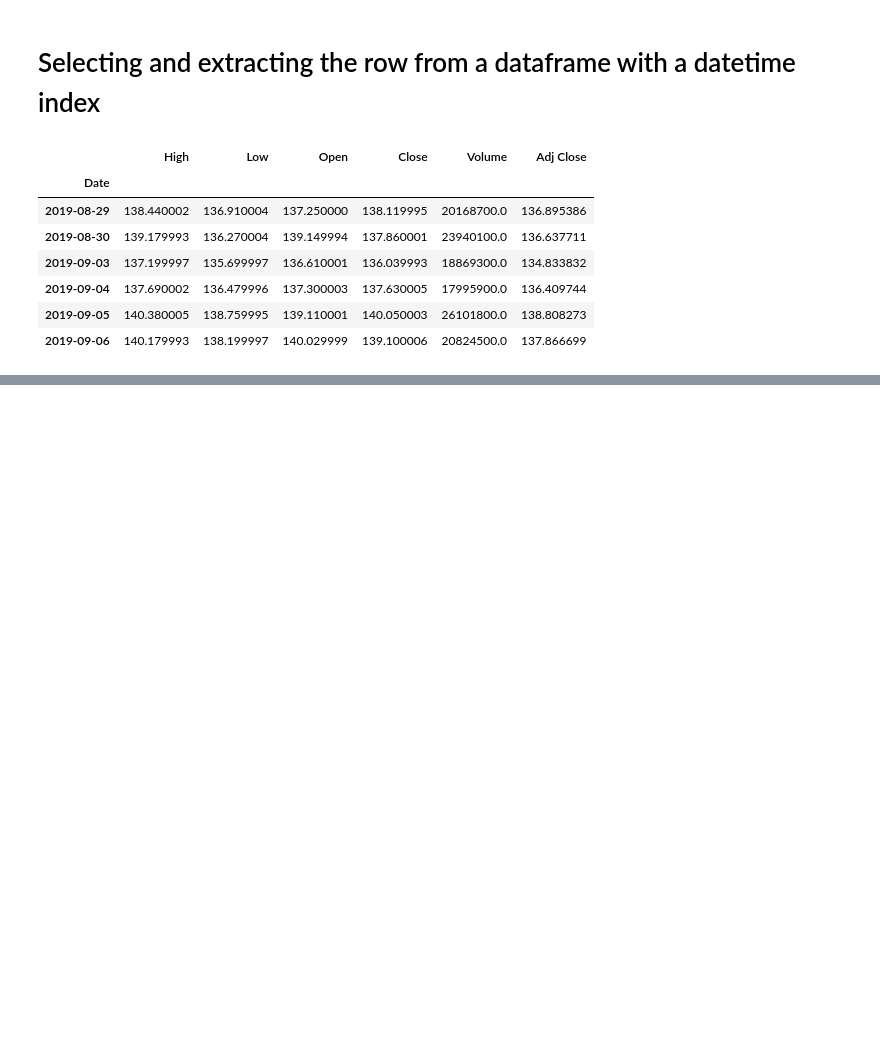
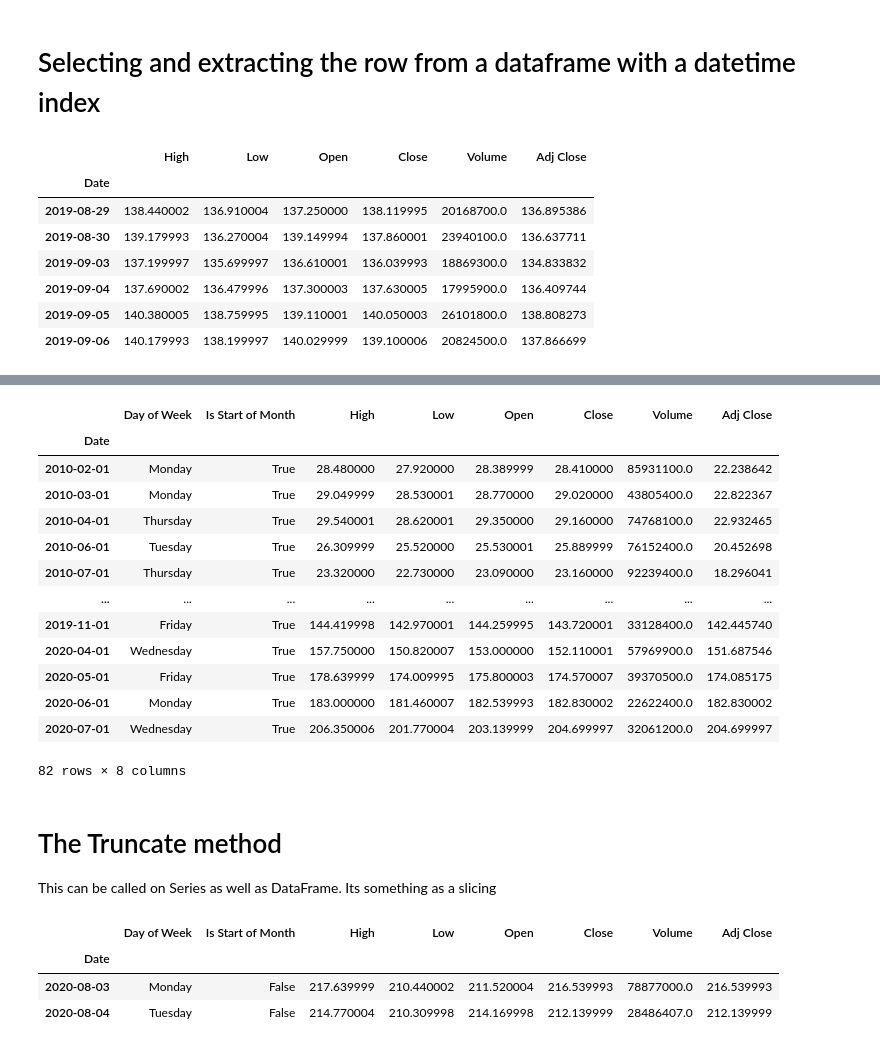
Before and after one commit to stcentre/Pandas-Tutorials, a Jupyter notebook: Pandas_Tutorials/8Pandas_Working_with_Dates_and_Times.ipynb, the cells around one changed output, grey strips where cells are left out. Drawn from its saved outputs; the diff is of its cells as text; code cells hidden in the pictures; blank space fills up the shorter version.

```diff
--- a/Pandas_Tutorials/8Pandas_Working_with_Dates_and_Times.ipynb
+++ b/Pandas_Tutorials/8Pandas_Working_with_Dates_and_Times.ipynb
@@ -354,0 +410,27 @@ stocks[a]
+# %%
+stocks[stocks['Is Start of Month']]
+# %% [output]
+|  | Day of Week | Is Start of Month | High | Low | Open | Close | Volume | Adj Close |
+| Date |  |  |  |  |  |  |  |  |
+| 2010-02-01 | Monday | True | 28.480000 | 27.920000 | 28.389999 | 28.410000 | 85931100.0 | 22.238642 |
+| 2010-03-01 | Monday | True | 29.049999 | 28.530001 | 28.770000 | 29.020000 | 43805400.0 | 22.822367 |
+| 2010-04-01 | Thursday | True | 29.540001 | 28.620001 | 29.350000 | 29.160000 | 74768100.0 | 22.932465 |
+| 2010-06-01 | Tuesday | True | 26.309999 | 25.520000 | 25.530001 | 25.889999 | 76152400.0 | 20.452698 |
+| 2010-07-01 | Thursday | True | 23.320000 | 22.730000 | 23.090000 | 23.160000 | 92239400.0 | 18.296041 |
+| ... | ... | ... | ... | ... | ... | ... | ... | ... |
+| 2019-11-01 | Friday | True | 144.419998 | 142.970001 | 144.259995 | 143.720001 | 33128400.0 | 142.445740 |
+| 2020-04-01 | Wednesday | True | 157.750000 | 150.820007 | 153.000000 | 152.110001 | 57969900.0 | 151.687546 |
+| 2020-05-01 | Friday | True | 178.639999 | 174.009995 | 175.800003 | 174.570007 | 39370500.0 | 174.085175 |
+| 2020-06-01 | Monday | True | 183.000000 | 181.460007 | 182.539993 | 182.830002 | 22622400.0 | 182.830002 |
+| 2020-07-01 | Wednesday | True | 206.350006 | 201.770004 | 203.139999 | 204.699997 | 32061200.0 | 204.699997 |
+82 rows × 8 columns
+# %% [markdown]
+# The Truncate method
+This can be called on Series as well as DataFrame. Its something as a slicing
+# %%
+stocks.truncate(before = '2020-08-01',after='2020-08-04')
+# %% [output]
+|  | Day of Week | Is Start of Month | High | Low | Open | Close | Volume | Adj Close |
+| Date |  |  |  |  |  |  |  |  |
+| 2020-08-03 | Monday | False | 217.639999 | 210.440002 | 211.520004 | 216.539993 | 78877000.0 | 216.539993 |
+| 2020-08-04 | Tuesday | False | 214.770004 | 210.309998 | 214.169998 | 212.139999 | 28486407.0 | 212.139999 |
```
Also changed, not shown: parts of 32 cells of this notebook.
